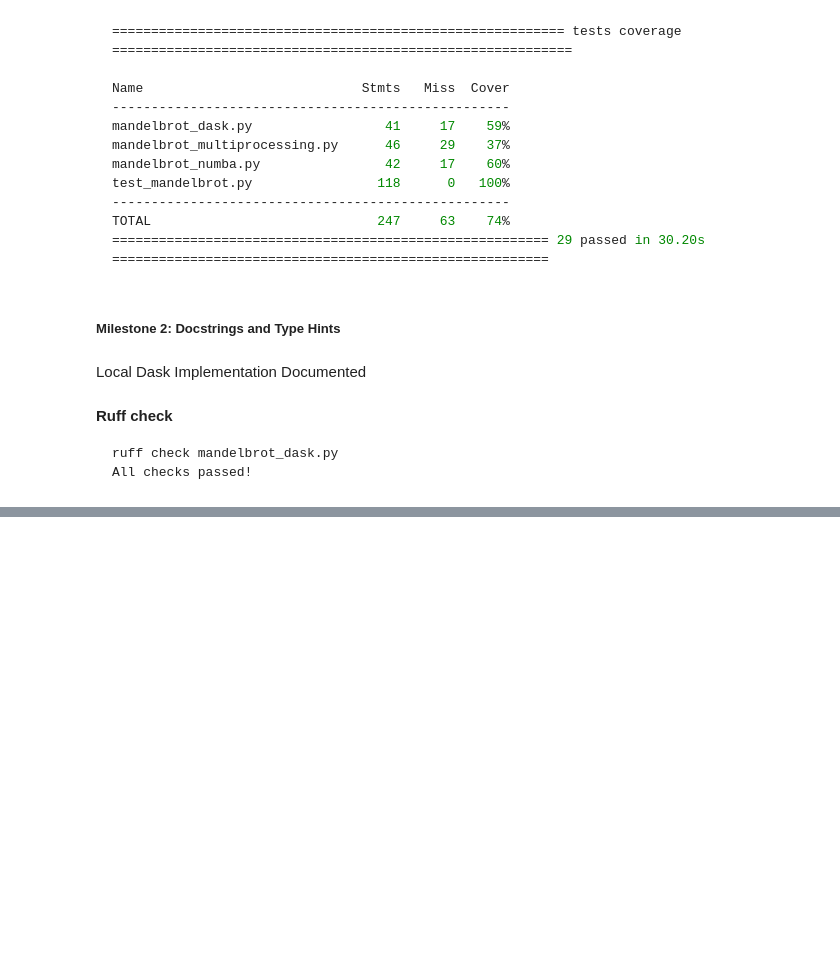
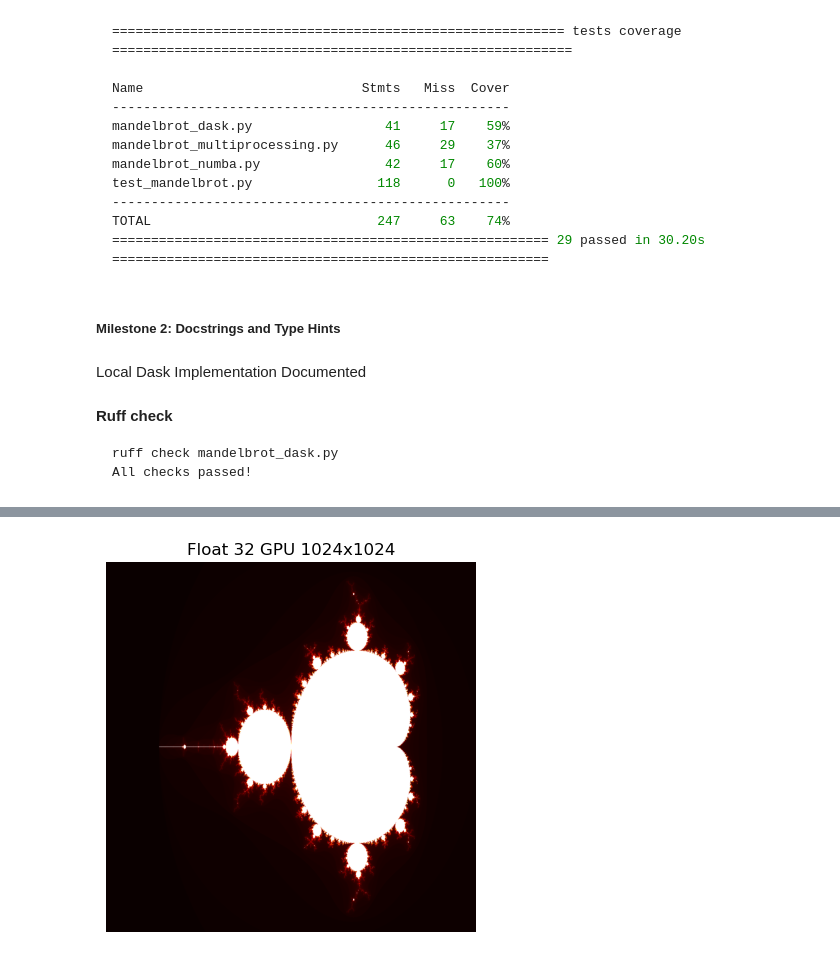
Before and after one commit to NDS8-TCP/nsc-kim, a Jupyter notebook: mp3/MP3-KN.ipynb, the cells around one changed output, grey strips where cells are left out. Saved outputs shown, nothing was run; the diff lists cells and outputs as text; code cells hidden in the pictures; blank space fills up the shorter version.

Commit message:
Completed week 10 GPU Computing Exercises 1-2 + Milestone 1: Mandelbrot Float32 Kernel

```diff
--- a/mp3/MP3-KN.ipynb
+++ b/mp3/MP3-KN.ipynb
@@ -1089,0 +1308,91 @@ All checks passed!
+# %%
+import pyopencl as cl
+import numpy as np
+import time
+import matplotlib.pyplot as plt
+
+# ----------------------------------------------------------------------------------------------------
+# Constants
+# ----------------------------------------------------------------------------------------------------
+MAX_ITER     = 200
+X_MIN, X_MAX = -2.5, 1.0
+Y_MIN, Y_MAX = -1.25, 1.25
+
+def do_f32_gpu(N:int, MAX_ITER:int, X_MIN:float, X_MAX:float, Y_MIN:float, Y_MAX:float, do_plot:bool) -> None:
+    # ----------------------------------------------------------------------------------------------------
+    # Kernel code
+    # ----------------------------------------------------------------------------------------------------
+    KERNEL_F32 = """
+    __kernel void mandelbrot_f32(
+        __global int *result,
+        const float x_min, const float x_max,
+        const float y_min, const float y_max,
+        const int N, const int max_iter)
+    {
+        int col = get_global_id(0);
+        int row = get_global_id(1);
+        if (col >= N || row >= N) return;   // guard against over-launch
+
+        float c_real = x_min + col * (x_max - x_min) / (float)N;
+        float c_imag = y_min + row * (y_max - y_min) / (float)N;
+
+        float zr = 0.0f, zi = 0.0f;
+        int count = 0;
+        while (count < max_iter && zr*zr + zi*zi <= 4.0f) {
+            float tmp = zr*zr - zi*zi + c_real;
+            zi = 2.0f * zr * zi + c_imag;
+            zr = tmp;
+            count++;
+        }
+        result[row * N + col] = count;
+    }
+    """
+
+    ctx = cl.create_some_context(interactive=False)
+    print(f'Using device: {ctx.devices[0].name}')
+
+    queue     = cl.CommandQueue(ctx)
+    prog      = cl.Program(ctx, KERNEL_F32).build()
+    image     = np.zeros((N, N), dtype=np.int32)
+    image_dev = cl.Buffer(ctx, cl.mem_flags.WRITE_ONLY, image.nbytes)
+
+    prog.mandelbrot_f32(
+        queue, (N, N), None,      # global size (N, N); let OpenCL pick local
+        image_dev,
+        np.float32(X_MIN), np.float32(X_MAX),
+        np.float32(Y_MIN), np.float32(Y_MAX),
+        np.int32(N), np.int32(MAX_ITER),
+    )
+
+    cl.enqueue_copy(queue, image, image_dev)
+    queue.finish()
+
+    # --- Warm up (first launch triggers a kernel compile) ---
+    prog.mandelbrot_f32(queue, (64, 64), None, image_dev,
+                    np.float32(X_MIN), np.float32(X_MAX),
+                    np.float32(Y_MIN), np.float32(Y_MAX),
+                    np.int32(64), np.int32(MAX_ITER))
+    queue.finish()
+
+    # --- Time the real run ---
+    t0 = time.perf_counter()
+    prog.mandelbrot_f32(queue, (N, N), None, image_dev,
+                    np.float32(X_MIN), np.float32(X_MAX),
+                    np.float32(Y_MIN), np.float32(Y_MAX),
+                    np.int32(N), np.int32(MAX_ITER))
+    queue.finish()
+    elapsed = time.perf_counter() - t0
+
+    cl.enqueue_copy(queue, image, image_dev)
+    queue.finish()
+
+    print(f"Float 32 GPU {N}x{N}: {elapsed*1e3:.1f} ms")
+
+    if do_plot:
+        plt.title(f'Float 32 GPU {N}x{N}'); plt.imshow(image, cmap='hot', origin='lower'); plt.axis('off')
+        plt.savefig("mandelbrot_f32_gpu.png", dpi=150, bbox_inches='tight')
+
+    return elapsed
+
+do_f32_gpu(N=1024, MAX_ITER=MAX_ITER, X_MIN=X_MIN, X_MAX=X_MAX, Y_MIN=Y_MIN, Y_MAX=Y_MAX, do_plot=True)
+# %% [output]
@@ -1089,0 +1404 @@ All checks passed!
+[figure, added]
```
Also changed, not shown: parts of 15 cells of this notebook.
